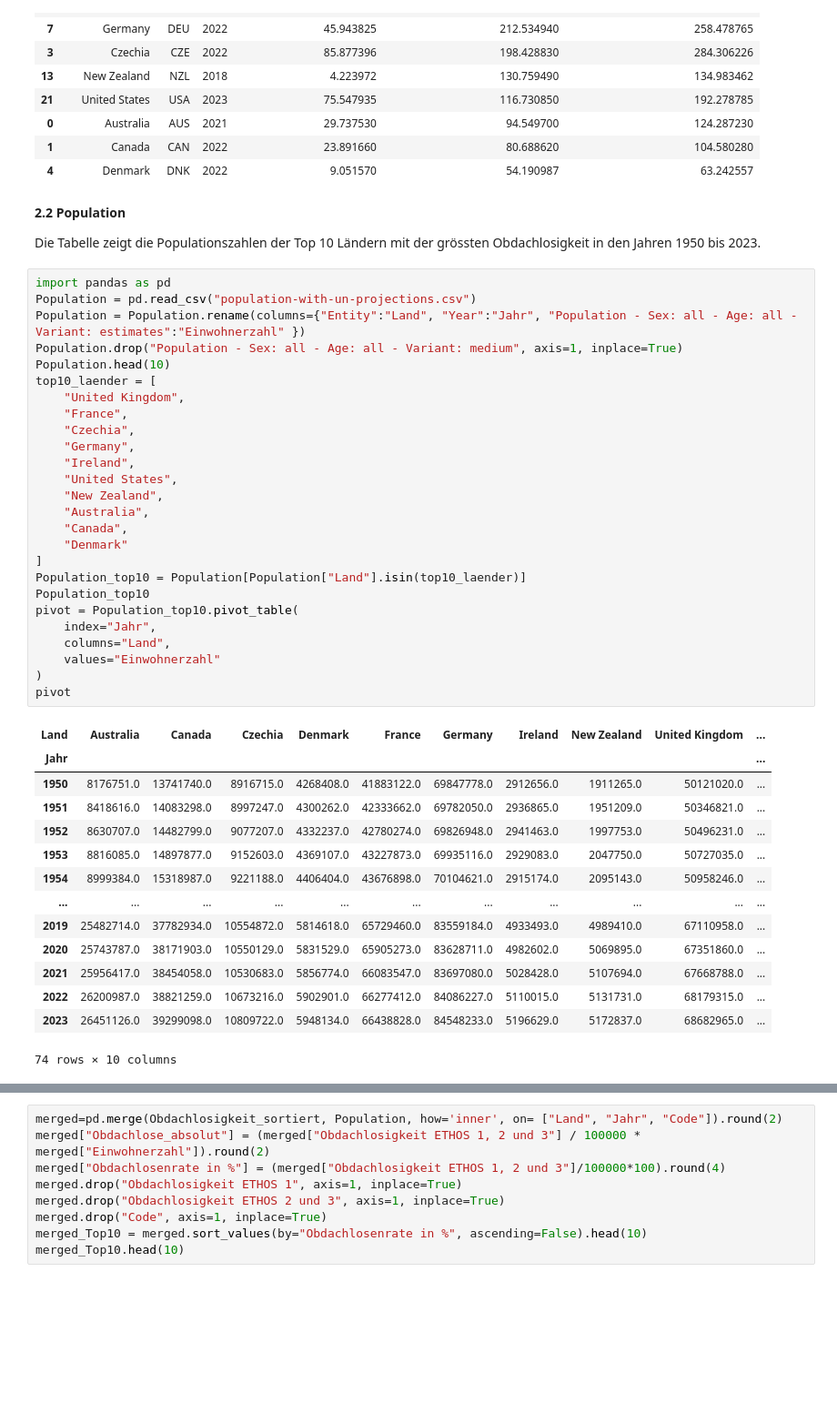
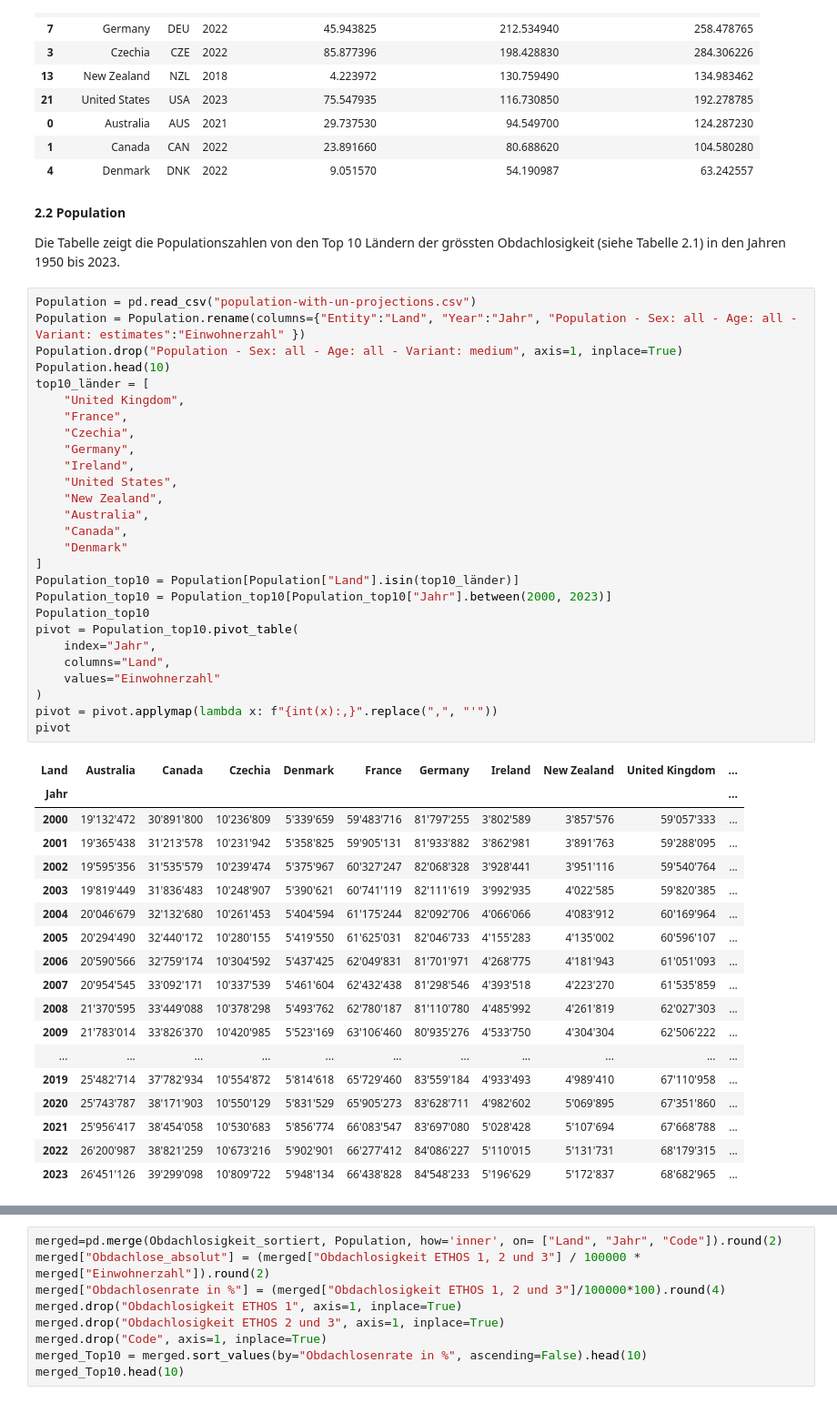
Before and after one commit to Lulibi/Informatik-LN, a Jupyter notebook: Obdachlosigkeit.ipynb, the cells around one changed output, grey strips where cells are left out. Shown: that part at 91% size. Saved outputs shown, nothing was run; the diff lists cells and outputs as text; blank space fills up the shorter version.

Commit message:
Änderung Tabelle und Beschreibungen

```diff
--- a/Obdachlosigkeit.ipynb
+++ b/Obdachlosigkeit.ipynb
@@ -53,48 +56,53 @@ Obdachlosigkeit_sortiert.head(10)
 # %% [markdown]
 **2.2 Population**
 
-Die Tabelle zeigt die Populationszahlen der Top 10 Ländern mit der grössten Obdachlosigkeit in den Jahren 1950 bis 2023.
+Die Tabelle zeigt die Populationszahlen von den Top 10 Ländern der grössten Obdachlosigkeit (siehe Tabelle 2.1) in den Jahren 1950 bis 2023.
 # %%
-import pandas as pd
 Population = pd.read_csv("population-with-un-projections.csv")
 Population = Population.rename(columns={"Entity":"Land", "Year":"Jahr", "Population - Sex: all - Age: all - Variant: estimates":"Einwohnerzahl" })
 Population.drop("Population - Sex: all - Age: all - Variant: medium", axis=1, inplace=True)
 Population.head(10)
-top10_laender = [
+top10_länder = [
     "United Kingdom",
     "France",
     "Czechia",
     "Germany",
     "Ireland",
     "United States",
     "New Zealand",
     "Australia",
     "Canada",
     "Denmark"
 ]
-Population_top10 = Population[Population["Land"].isin(top10_laender)]
+Population_top10 = Population[Population["Land"].isin(top10_länder)]
+Population_top10 = Population_top10[Population_top10["Jahr"].between(2000, 2023)]
 Population_top10
 pivot = Population_top10.pivot_table(
     index="Jahr",
     columns="Land",
     values="Einwohnerzahl"
 )
+pivot = pivot.applymap(lambda x: f"{int(x):,}".replace(",", "'"))
 pivot
 # %% [output]
 | Land | Australia | Canada | Czechia | Denmark | France | Germany | Ireland | New Zealand | United Kingdom | ... |
 | Jahr |  |  |  |  |  |  |  |  |  | ... |
-| 1950 | 8176751.0 | 13741740.0 | 8916715.0 | 4268408.0 | 41883122.0 | 69847778.0 | 2912656.0 | 1911265.0 | 50121020.0 | ... |
-| 1951 | 8418616.0 | 14083298.0 | 8997247.0 | 4300262.0 | 42333662.0 | 69782050.0 | 2936865.0 | 1951209.0 | 50346821.0 | ... |
-| 1952 | 8630707.0 | 14482799.0 | 9077207.0 | 4332237.0 | 42780274.0 | 69826948.0 | 2941463.0 | 1997753.0 | 50496231.0 | ... |
-| 1953 | 8816085.0 | 14897877.0 | 9152603.0 | 4369107.0 | 43227873.0 | 69935116.0 | 2929083.0 | 2047750.0 | 50727035.0 | ... |
-| 1954 | 8999384.0 | 15318987.0 | 9221188.0 | 4406404.0 | 43676898.0 | 70104621.0 | 2915174.0 | 2095143.0 | 50958246.0 | ... |
+| 2000 | 19'132'472 | 30'891'800 | 10'236'809 | 5'339'659 | 59'483'716 | 81'797'255 | 3'802'589 | 3'857'576 | 59'057'333 | ... |
+| 2001 | 19'365'438 | 31'213'578 | 10'231'942 | 5'358'825 | 59'905'131 | 81'933'882 | 3'862'981 | 3'891'763 | 59'288'095 | ... |
+| 2002 | 19'595'356 | 31'535'579 | 10'239'474 | 5'375'967 | 60'327'247 | 82'068'328 | 3'928'441 | 3'951'116 | 59'540'764 | ... |
+| 2003 | 19'819'449 | 31'836'483 | 10'248'907 | 5'390'621 | 60'741'119 | 82'111'619 | 3'992'935 | 4'022'585 | 59'820'385 | ... |
+| 2004 | 20'046'679 | 32'132'680 | 10'261'453 | 5'404'594 | 61'175'244 | 82'092'706 | 4'066'066 | 4'083'912 | 60'169'964 | ... |
+| 2005 | 20'294'490 | 32'440'172 | 10'280'155 | 5'419'550 | 61'625'031 | 82'046'733 | 4'155'283 | 4'135'002 | 60'596'107 | ... |
+| 2006 | 20'590'566 | 32'759'174 | 10'304'592 | 5'437'425 | 62'049'831 | 81'701'971 | 4'268'775 | 4'181'943 | 61'051'093 | ... |
+| 2007 | 20'954'545 | 33'092'171 | 10'337'539 | 5'461'604 | 62'432'438 | 81'298'546 | 4'393'518 | 4'223'270 | 61'535'859 | ... |
+| 2008 | 21'370'595 | 33'449'088 | 10'378'298 | 5'493'762 | 62'780'187 | 81'110'780 | 4'485'992 | 4'261'819 | 62'027'303 | ... |
+| 2009 | 21'783'014 | 33'826'370 | 10'420'985 | 5'523'169 | 63'106'460 | 80'935'276 | 4'533'750 | 4'304'304 | 62'506'222 | ... |
 | ... | ... | ... | ... | ... | ... | ... | ... | ... | ... | ... |
-| 2019 | 25482714.0 | 37782934.0 | 10554872.0 | 5814618.0 | 65729460.0 | 83559184.0 | 4933493.0 | 4989410.0 | 67110958.0 | ... |
-| 2020 | 25743787.0 | 38171903.0 | 10550129.0 | 5831529.0 | 65905273.0 | 83628711.0 | 4982602.0 | 5069895.0 | 67351860.0 | ... |
-| 2021 | 25956417.0 | 38454058.0 | 10530683.0 | 5856774.0 | 66083547.0 | 83697080.0 | 5028428.0 | 5107694.0 | 67668788.0 | ... |
-| 2022 | 26200987.0 | 38821259.0 | 10673216.0 | 5902901.0 | 66277412.0 | 84086227.0 | 5110015.0 | 5131731.0 | 68179315.0 | ... |
-| 2023 | 26451126.0 | 39299098.0 | 10809722.0 | 5948134.0 | 66438828.0 | 84548233.0 | 5196629.0 | 5172837.0 | 68682965.0 | ... |
+| 2019 | 25'482'714 | 37'782'934 | 10'554'872 | 5'814'618 | 65'729'460 | 83'559'184 | 4'933'493 | 4'989'410 | 67'110'958 | ... |
+| 2020 | 25'743'787 | 38'171'903 | 10'550'129 | 5'831'529 | 65'905'273 | 83'628'711 | 4'982'602 | 5'069'895 | 67'351'860 | ... |
+| 2021 | 25'956'417 | 38'454'058 | 10'530'683 | 5'856'774 | 66'083'547 | 83'697'080 | 5'028'428 | 5'107'694 | 67'668'788 | ... |
+| 2022 | 26'200'987 | 38'821'259 | 10'673'216 | 5'902'901 | 66'277'412 | 84'086'227 | 5'110'015 | 5'131'731 | 68'179'315 | ... |
+| 2023 | 26'451'126 | 39'299'098 | 10'809'722 | 5'948'134 | 66'438'828 | 84'548'233 | 5'196'629 | 5'172'837 | 68'682'965 | ... |
-74 rows × 10 columns
 # %% [markdown]
 **2.3 Prozentualer Anteil Obdachloser einer Population**
 
```
Also changed, not shown: parts of 5 cells of this notebook.
